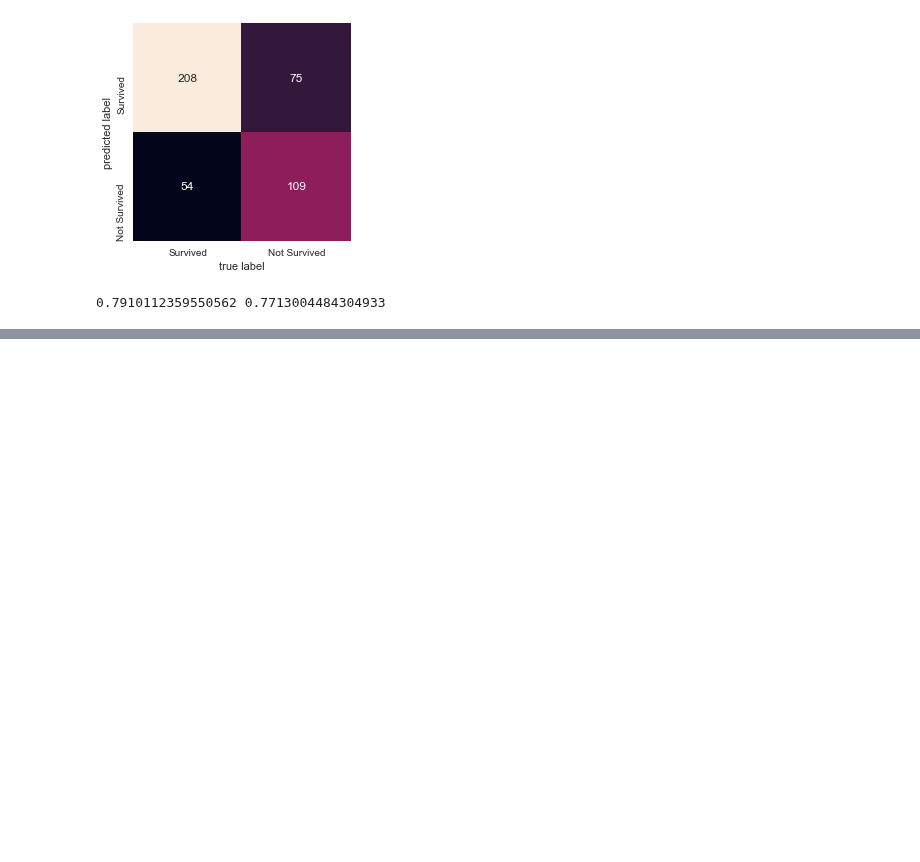
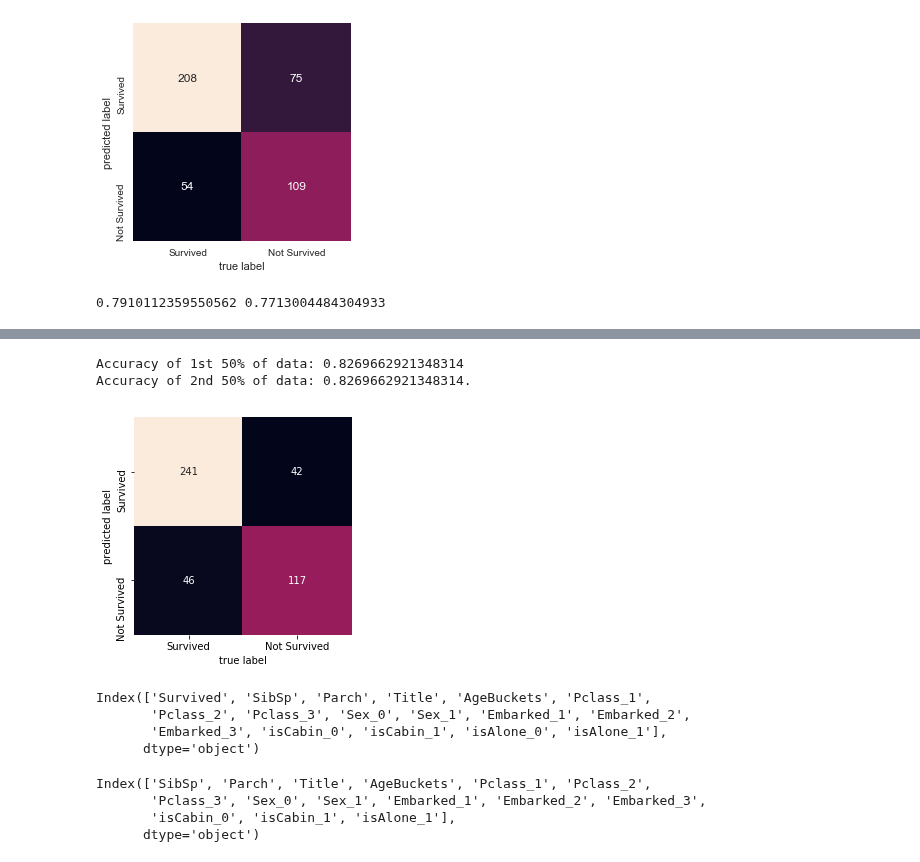
Before and after one commit to MateuszKonopelski/Kaggle, a Jupyter notebook: Project1_Titanic/Titanic_code.ipynb, the cells around one changed output, grey strips where cells are left out. Cells and saved outputs as stored; diff of their text form; code cells hidden in the pictures; blank space fills up the shorter version.

```diff
--- a/Project1_Titanic/Titanic_code.ipynb
+++ b/Project1_Titanic/Titanic_code.ipynb
@@ -649,0 +724,40 @@ export_GaussianNB.to_csv(dir + 'export_GaussianNB8.csv', index=False)
+# %%
+# LOGISTIC WITH SEX as vectorized, PClass as Vectorized, Parch as int
+# Vectorize columns Pclass and Sex
+train_vec = train_data.loc[:, ['Pclass', 'Sex', 'Embarked', 'isCabin',  'isAlone']]
+test_vec = test_data.loc[:, ['Pclass', 'Sex', 'Embarked', 'isCabin',  'isAlone']]
+categorical = train_vec.columns[[True,  True, True, True, True]]
+train_vec = one_hot(train_vec, categorical)
+test_vec = one_hot(test_vec, categorical)
+
+# Create _set tables
+train_set = pd.concat((train_data.loc[:, ['Survived', 'SibSp', 'Parch',
+                                          'Title', 'AgeBuckets']], train_vec), axis=1)
+test_set = pd.concat((test_data.loc[:, ['SibSp', 'Parch',
+                                          'Title', 'AgeBuckets']], test_vec), axis=1)
+
+# Build model
+test_model(logReg1)
+
+# High accuracy for train set, therefore we will go with building a model on test set.
+logReg1.fit(train_set.drop('Survived', axis=1), train_set['Survived'])
+LogReg1_model = logReg1.predict(test_set)
+export_prediction(LogReg1_model)
+# %% [output]
+Accuracy of 1st 50% of data: 0.8269662921348314
+Accuracy of 2nd 50% of data: 0.8269662921348314.
+[figure, added]
+# %%
+train_set.columns
+# %% [output]
+Index(['Survived', 'SibSp', 'Parch', 'Title', 'AgeBuckets', 'Pclass_1',
+       'Pclass_2', 'Pclass_3', 'Sex_0', 'Sex_1', 'Embarked_1', 'Embarked_2',
+       'Embarked_3', 'isCabin_0', 'isCabin_1', 'isAlone_0', 'isAlone_1'],
+      dtype='object')
+# %%
+test_set.columns
+# %% [output]
+Index(['SibSp', 'Parch', 'Title', 'AgeBuckets', 'Pclass_1', 'Pclass_2',
+       'Pclass_3', 'Sex_0', 'Sex_1', 'Embarked_1', 'Embarked_2', 'Embarked_3',
+       'isCabin_0', 'isCabin_1', 'isAlone_1'],
+      dtype='object')
```
Also changed, not shown: parts of 18 cells of this notebook.
